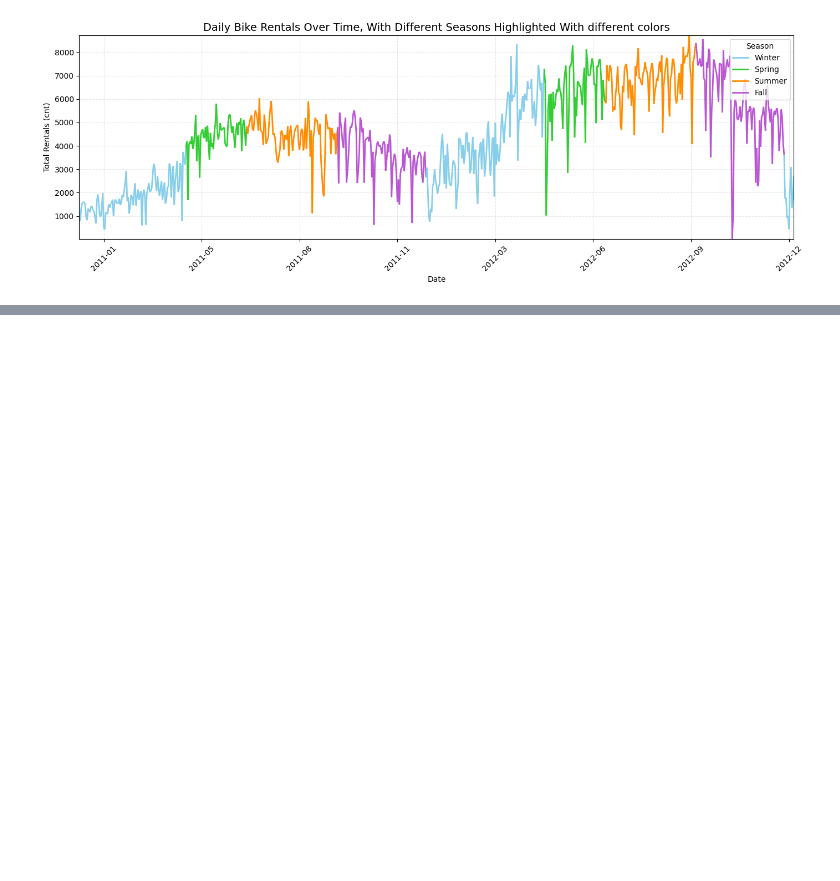
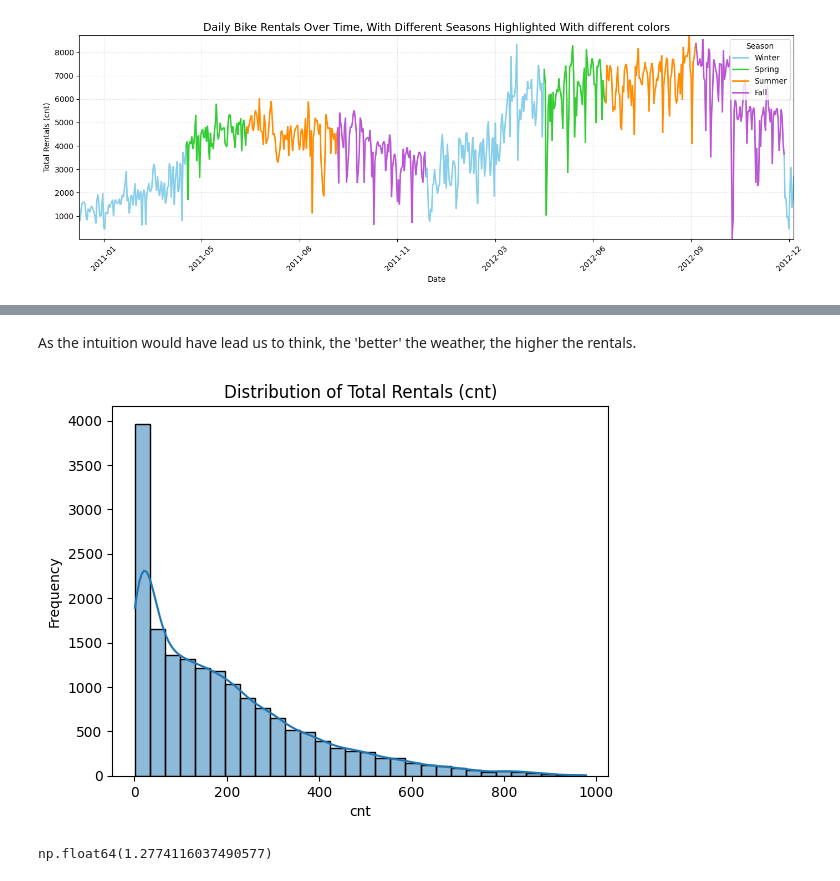
Before and after one commit to gregfu05/ML-fundamentals-2025_ASSIGNEMENT_2, a Jupyter notebook: Assignement_2_Gregorio_Santi_Furnari.ipynb, the cells around one changed output, grey strips where cells are left out. Saved outputs shown, nothing was run; the diff lists cells and outputs as text; code cells hidden in the pictures; blank space fills up the shorter version.

```diff
--- a/Assignement_2_Gregorio_Santi_Furnari.ipynb
+++ b/Assignement_2_Gregorio_Santi_Furnari.ipynb
@@ -126,0 +188,14 @@ plt.show()
+# %% [markdown]
+As the intuition would have lead us to think, the 'better' the weather, the higher the rentals.
+# %%
+sns.histplot(df['cnt'], kde=True, bins=30)
+plt.title("Distribution of Total Rentals (cnt)")
+plt.xlabel("cnt")
+plt.ylabel("Frequency")
+plt.show()
+
+# Also get the skewness value
+df['cnt'].skew()
+# %% [output]
+[figure, added]
+np.float64(1.2774116037490577)
```
Also changed, not shown: parts of 52 cells of this notebook.
